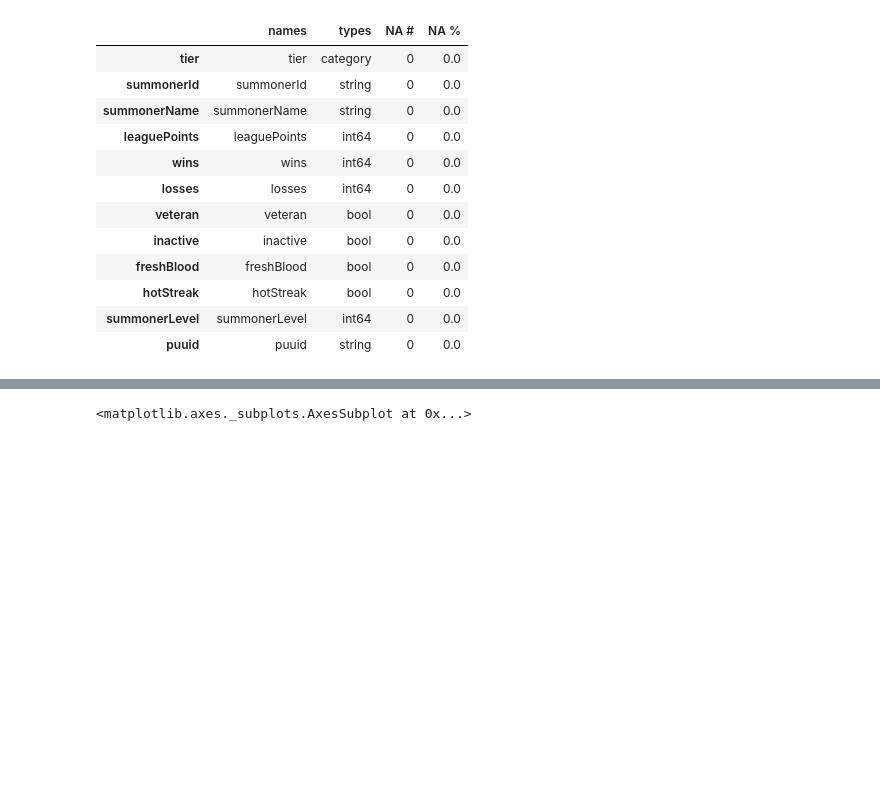
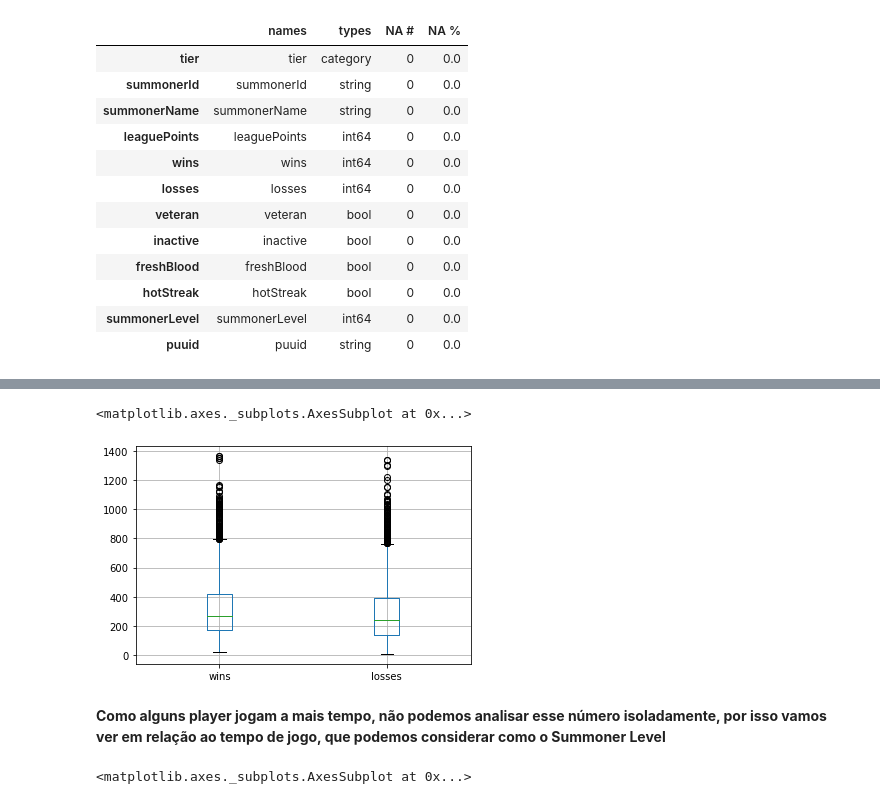
Before and after one commit to rcs8/PredictLolWins, a Jupyter notebook: Processing Data.ipynb, the cells around one changed output, grey strips where cells are left out. Drawn from its saved outputs; the diff is of its cells as text; code cells hidden in the pictures; blank space fills up the shorter version.

Commit message:
verify outliers for user base (wins and losses)

```diff
--- a/Processing Data.ipynb
+++ b/Processing Data.ipynb
@@ -234 +268,8 @@ getMissData(df_matches_acc_id)
+# %%
+df_users_seed.boxplot(column=['wins', 'losses'])
+# %% [output]
+<matplotlib.axes._subplots.AxesSubplot at 0x...>
+[figure, added]
+# %% [markdown]
+**Como alguns player jogam a mais tempo, não podemos analisar esse número isoladamente, por isso vamos ver em relação ao tempo de jogo, que podemos considerar como o Summoner Level**
 # %%
```
Also changed, not shown: parts of 24 cells of this notebook.
